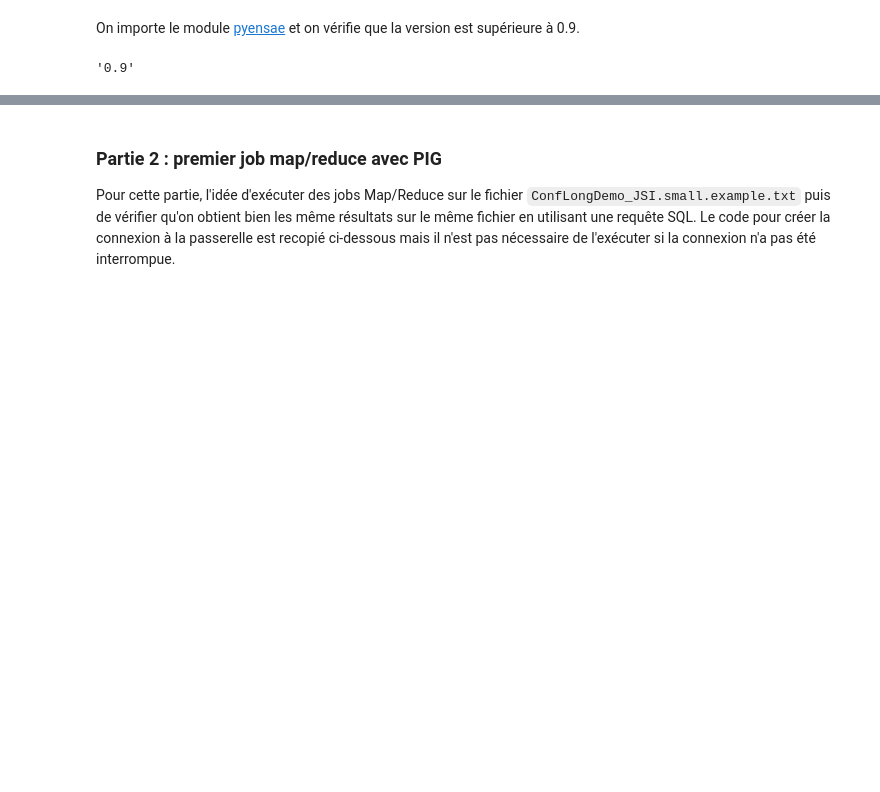
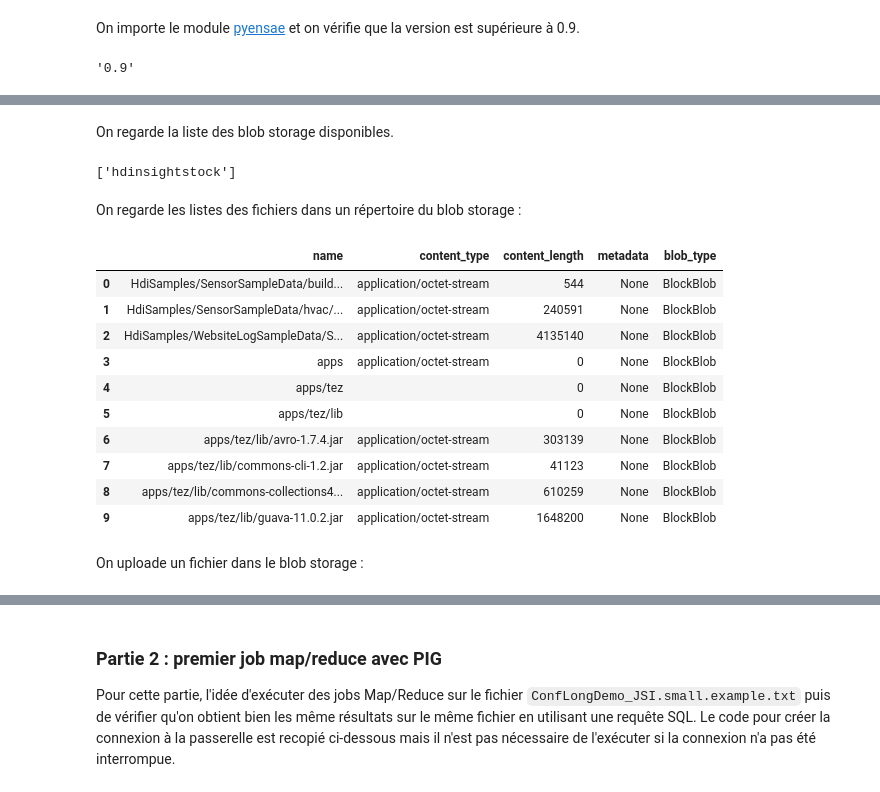
Before and after one commit to sdpython/ensae_teaching_cs, a Jupyter notebook: _doc/notebooks/td3a/td3a_cenonce_session6b.ipynb, the cells around one changed output, grey strips where cells are left out. Cells and saved outputs as stored; diff of their text form; code cells hidden in the pictures; blank space fills up the shorter version.

Commit message:
séance 6 avec Azure, manipulation de fichiers

```diff
--- a/_doc/notebooks/td3a/td3a_cenonce_session6b.ipynb
+++ b/_doc/notebooks/td3a/td3a_cenonce_session6b.ipynb
@@ -202,0 +126,26 @@ os.listdir(".")
+# %% [markdown]
+On regarde la liste des blob storage disponibles.
+# %%
+l = %blob_containers
+l [-1:]
+# %% [output]
+['hdinsightstock']
+# %% [markdown]
+On regarde les listes des fichiers dans un répertoire du blob storage :
+# %%
+df = %blob_ls hdinsightstock
+df[["name","content_type","content_length","metadata","blob_type"]].head(n=10)
+# %% [output]
+|  | name | content_type | content_length | metadata | blob_type |
+| 0 | HdiSamples/SensorSampleData/build... | application/octet-stream | 544 | None | BlockBlob |
+| 1 | HdiSamples/SensorSampleData/hvac/... | application/octet-stream | 240591 | None | BlockBlob |
+| 2 | HdiSamples/WebsiteLogSampleData/S... | application/octet-stream | 4135140 | None | BlockBlob |
+| 3 | apps | application/octet-stream | 0 | None | BlockBlob |
+| 4 | apps/tez |  | 0 | None | BlockBlob |
+| 5 | apps/tez/lib |  | 0 | None | BlockBlob |
+| 6 | apps/tez/lib/avro-1.7.4.jar | application/octet-stream | 303139 | None | BlockBlob |
+| 7 | apps/tez/lib/commons-cli-1.2.jar | application/octet-stream | 41123 | None | BlockBlob |
+| 8 | apps/tez/lib/commons-collections4... | application/octet-stream | 610259 | None | BlockBlob |
+| 9 | apps/tez/lib/guava-11.0.2.jar | application/octet-stream | 1648200 | None | BlockBlob |
+# %% [markdown]
+On uploade un fichier dans le blob storage :
```
Also changed, not shown: parts of 63 cells of this notebook, 1 other file.
